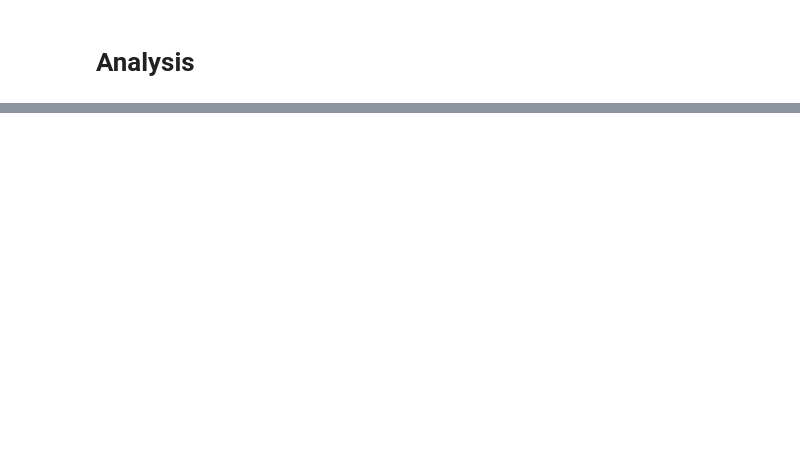
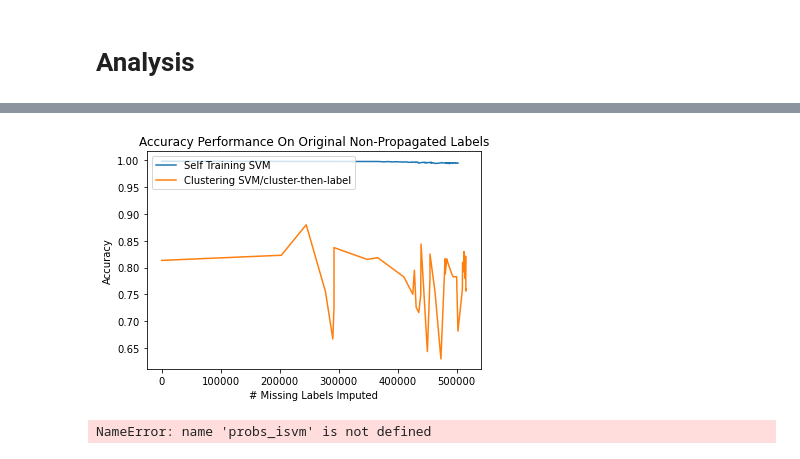
Before and after one commit to robertjprior/Fraud_SSL, a Jupyter notebook: OMSA Core Project - TRANSDUCTIVE LEARNING.ipynb, the cells around one changed output, grey strips where cells are left out. Saved outputs shown, nothing was run; the diff lists cells and outputs as text; code cells hidden in the pictures; blank space fills up the shorter version.

```diff
--- a/OMSA Core Project - TRANSDUCTIVE LEARNING.ipynb
+++ b/OMSA Core Project - TRANSDUCTIVE LEARNING.ipynb
@@ -568,20 +756,24 @@ plt.show()
 # %%
 plt.plot(missing_labels_imputed_isvm, accuracy_orig_data_isvm, label = 'Self Training SVM')
 plt.plot(missing_labels_imputed_csvm, accuracy_orig_data_csvm, label = 'Clustering SVM/cluster-then-label')
-plt.plot(missing_labels_imputed_lp, accuracy_orig_data_lp, label = 'KNN Label Propagation')
+#plt.plot(missing_labels_imputed_lp, accuracy_orig_data_lp, label = 'KNN Label Propagation')
 plt.xlabel('# Missing Labels Imputed')
 plt.ylabel('Accuracy')
 plt.title('Accuracy Performance On Original Non-Propagated Labels')
 plt.legend()
 plt.show()
+# %% [output]
+[figure, added]
 # %%
 #Absolute Difference in predicted probability across the different models
 abs_diff_probabilities_models = np.zeros((3,3))
 for ii, i in enumerate([probs_isvm, probs_csvm, probs_lp]):
-    for ji, j in enumerate([probs_isvm, probs_csvm, probs_lp]):
+    for ji, j in enumerate([probs_isvm, probs_csvm, probs_stc]):
         abs_diff_probabilities_models[ii,ji] = abs(i - j).sum()
 
 print(abs_diff_probabilities_models)
+# %% [output]
+NameError: name 'probs_isvm' is not defined
 # %%
 #Sum of Squared Difference in Probabilities across classes
 ssd_classes_and_models = np.zeros((3,1))
```
Also changed, not shown: parts of 52 cells of this notebook.
